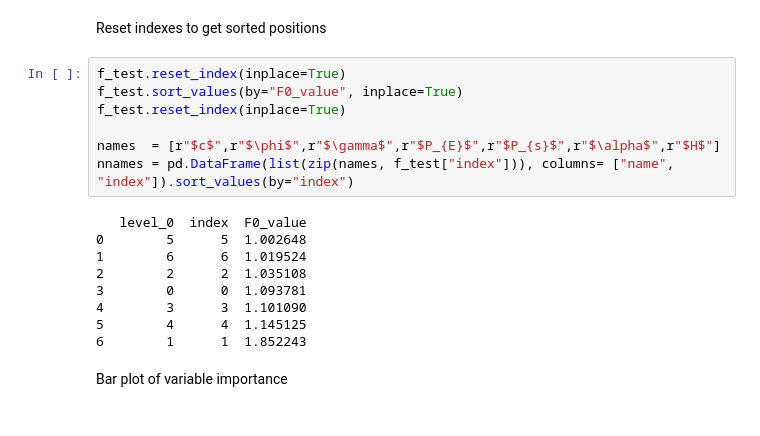
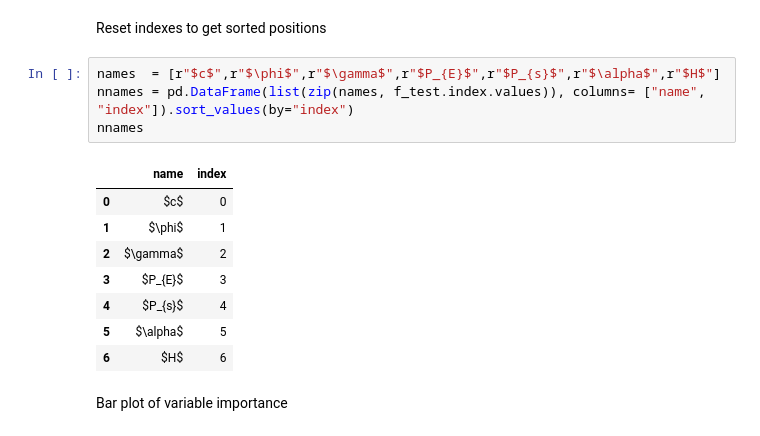
Before and after one commit to FBrownp/ML-geo, a Jupyter notebook: research/EDA_slope_data.ipynb, the cells around one changed output. Saved outputs shown, nothing was run; the diff lists cells and outputs as text.

```diff
--- a/research/EDA_slope_data.ipynb
+++ b/research/EDA_slope_data.ipynb
@@ -182,21 +193,18 @@ f_test  = pd.DataFrame({"F0_value" : f_test[0]})
 # %% [markdown]
 Reset indexes to get sorted positions
 # %%
-f_test.reset_index(inplace=True)
-f_test.sort_values(by="F0_value", inplace=True)
-f_test.reset_index(inplace=True)
-
 names  = [r"$c$",r"$\phi$",r"$\gamma$",r"$P_{E}$",r"$P_{s}$",r"$\alpha$",r"$H$"]
-nnames = pd.DataFrame(list(zip(names, f_test["index"])), columns= ["name", "index"]).sort_values(by="index")
+nnames = pd.DataFrame(list(zip(names, f_test.index.values)), columns= ["name", "index"]).sort_values(by="index")
+nnames
 # %% [output]
-   level_0  index  F0_value
-0        5      5  1.002648
-1        6      6  1.019524
-2        2      2  1.035108
-3        0      0  1.093781
-4        3      3  1.101090
-5        4      4  1.145125
-6        1      1  1.852243
+|  | name | index |
+| 0 | $c$ | 0 |
+| 1 | $\phi$ | 1 |
+| 2 | $\gamma$ | 2 |
+| 3 | $P_{E}$ | 3 |
+| 4 | $P_{s}$ | 4 |
+| 5 | $\alpha$ | 5 |
+| 6 | $H$ | 6 |
 # %% [markdown]
 Bar plot of variable importance
 # %%
```
Also changed, not shown: parts of 12 cells of this notebook, 4 other files.
